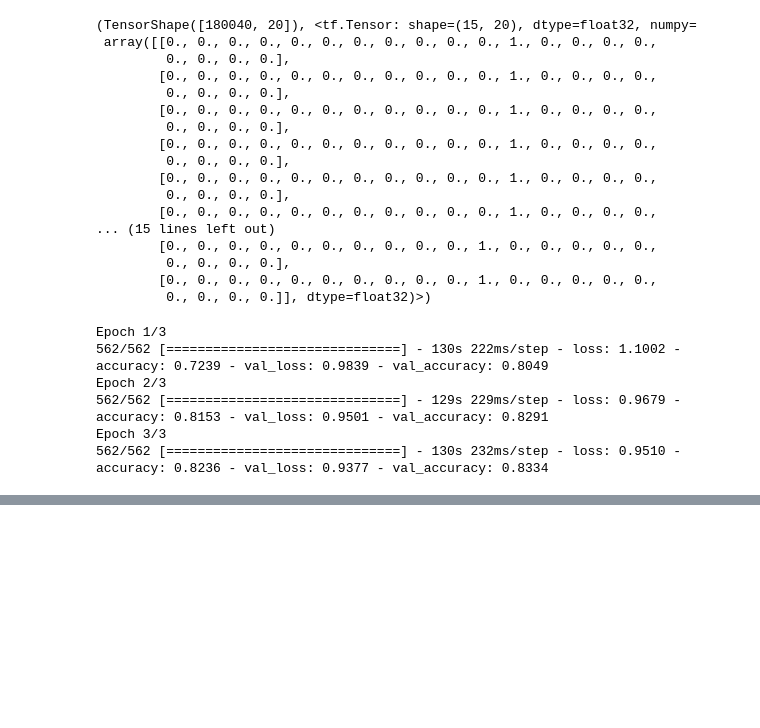
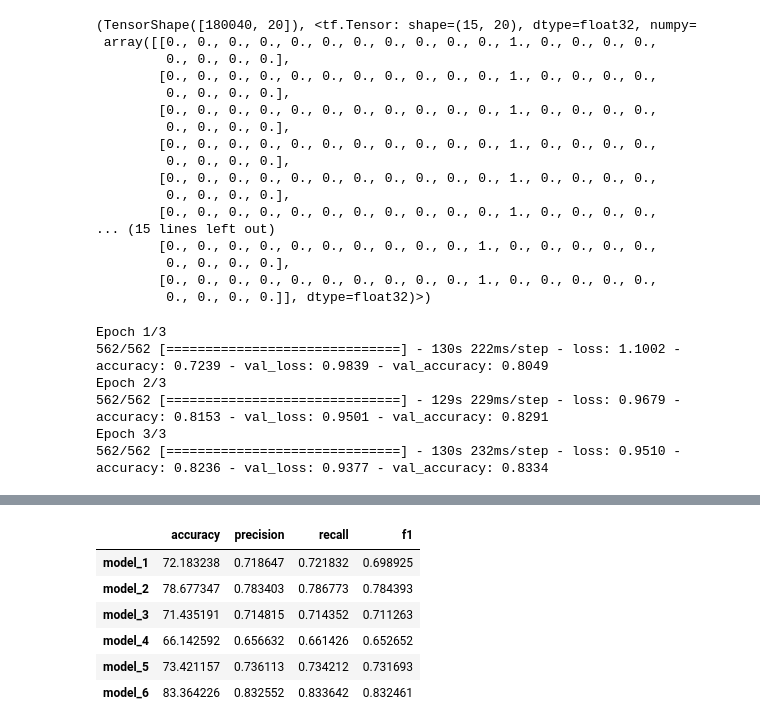
Before and after one commit to hecshzye/nlp-medical-abstract-pubmed-rct, a Jupyter notebook: nlp_pubmed_rct_classification.ipynb, the cells around one changed output, grey strips where cells are left out. Cells and saved outputs as stored; diff of their text form; code cells hidden in the pictures; blank space fills up the shorter version.

```diff
--- a/nlp_pubmed_rct_classification.ipynb
+++ b/nlp_pubmed_rct_classification.ipynb
@@ -1126,0 +1162,18 @@ Epoch 3/3
+# %%
+# Comparing results from all models (model_1 to model_6)
+all_model_results = pd.DataFrame({"model_1": model_1_results,
+                                  "model_2": model_2_results,
+                                  "model_3": model_3_results,
+                                  "model_4": model_4_results,
+                                  "model_5": model_5_results,
+                                  "model_6": model_6_results})
+all_model_results = all_model_results.transpose()
+all_model_results
+# %% [output]
+|  | accuracy | precision | recall | f1 |
+| model_1 | 72.183238 | 0.718647 | 0.721832 | 0.698925 |
+| model_2 | 78.677347 | 0.783403 | 0.786773 | 0.784393 |
+| model_3 | 71.435191 | 0.714815 | 0.714352 | 0.711263 |
+| model_4 | 66.142592 | 0.656632 | 0.661426 | 0.652652 |
+| model_5 | 73.421157 | 0.736113 | 0.734212 | 0.731693 |
+| model_6 | 83.364226 | 0.832552 | 0.833642 | 0.832461 |
```
Also changed, not shown: parts of 12 cells of this notebook.
